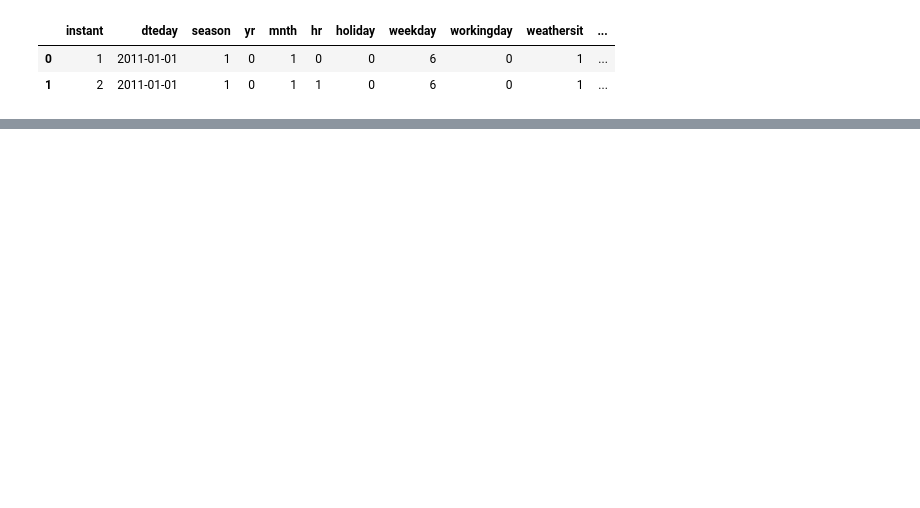
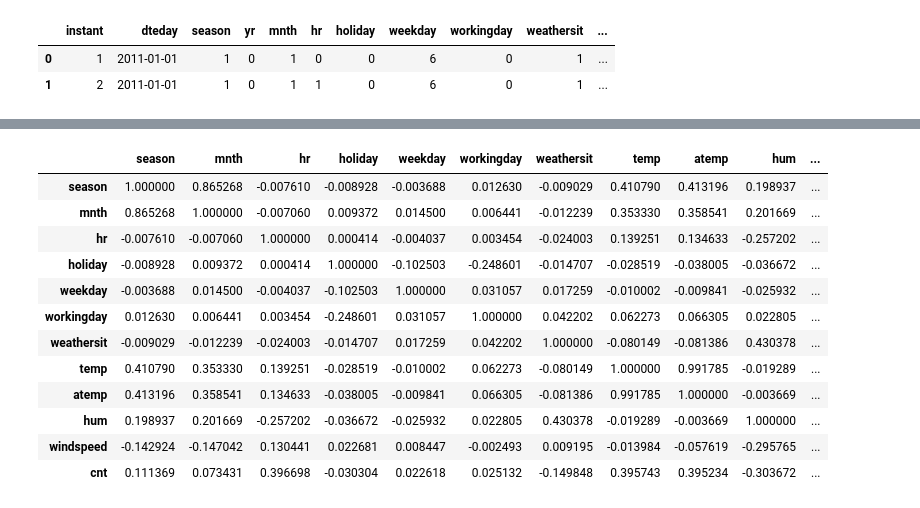
Before and after one commit to soyHenry/Datathon, a Jupyter notebook: model/model.ipynb, the cells around one changed output, grey strips where cells are left out. Cells and saved outputs as stored; diff of their text form; code cells hidden in the pictures; blank space fills up the shorter version.

```diff
--- a/model/model.ipynb
+++ b/model/model.ipynb
@@ -28,0 +35,17 @@ new_bike_train.head(2)
+# %%
+#Correlación de Pearson
+new_bike_train.corr()
+# %% [output]
+|  | season | mnth | hr | holiday | weekday | workingday | weathersit | temp | atemp | hum | ... |
+| season | 1.000000 | 0.865268 | -0.007610 | -0.008928 | -0.003688 | 0.012630 | -0.009029 | 0.410790 | 0.413196 | 0.198937 | ... |
+| mnth | 0.865268 | 1.000000 | -0.007060 | 0.009372 | 0.014500 | 0.006441 | -0.012239 | 0.353330 | 0.358541 | 0.201669 | ... |
+| hr | -0.007610 | -0.007060 | 1.000000 | 0.000414 | -0.004037 | 0.003454 | -0.024003 | 0.139251 | 0.134633 | -0.257202 | ... |
+| holiday | -0.008928 | 0.009372 | 0.000414 | 1.000000 | -0.102503 | -0.248601 | -0.014707 | -0.028519 | -0.038005 | -0.036672 | ... |
+| weekday | -0.003688 | 0.014500 | -0.004037 | -0.102503 | 1.000000 | 0.031057 | 0.017259 | -0.010002 | -0.009841 | -0.025932 | ... |
+| workingday | 0.012630 | 0.006441 | 0.003454 | -0.248601 | 0.031057 | 1.000000 | 0.042202 | 0.062273 | 0.066305 | 0.022805 | ... |
+| weathersit | -0.009029 | -0.012239 | -0.024003 | -0.014707 | 0.017259 | 0.042202 | 1.000000 | -0.080149 | -0.081386 | 0.430378 | ... |
+| temp | 0.410790 | 0.353330 | 0.139251 | -0.028519 | -0.010002 | 0.062273 | -0.080149 | 1.000000 | 0.991785 | -0.019289 | ... |
+| atemp | 0.413196 | 0.358541 | 0.134633 | -0.038005 | -0.009841 | 0.066305 | -0.081386 | 0.991785 | 1.000000 | -0.003669 | ... |
+| hum | 0.198937 | 0.201669 | -0.257202 | -0.036672 | -0.025932 | 0.022805 | 0.430378 | -0.019289 | -0.003669 | 1.000000 | ... |
+| windspeed | -0.142924 | -0.147042 | 0.130441 | 0.022681 | 0.008447 | -0.002493 | 0.009195 | -0.013984 | -0.057619 | -0.295765 | ... |
+| cnt | 0.111369 | 0.073431 | 0.396698 | -0.030304 | 0.022618 | 0.025132 | -0.149848 | 0.395743 | 0.395234 | -0.303672 | ... |
```
Also changed, not shown: parts of 31 cells of this notebook.
